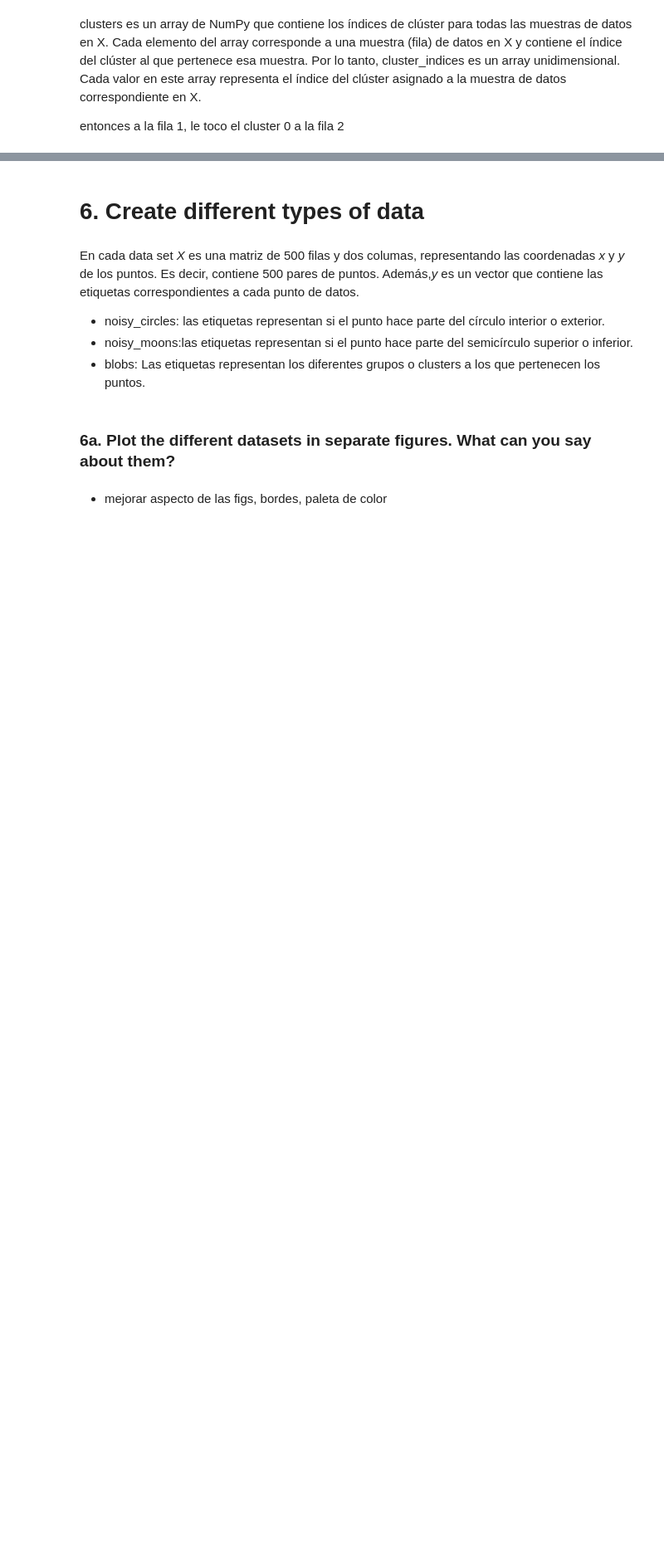
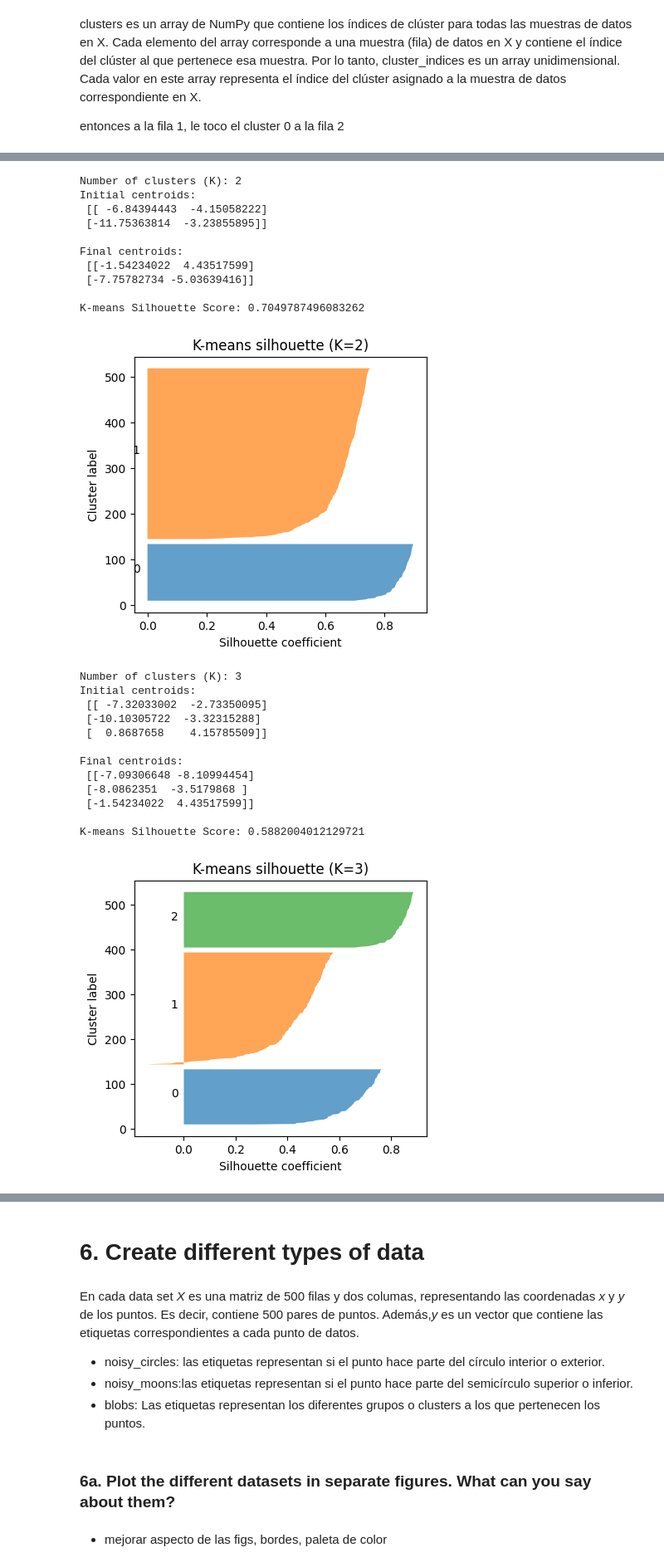
Before and after one commit to melissaortegaa/machine_learning_2, a Jupyter notebook: ML2/clustering.ipynb, the cells around one changed output, grey strips where cells are left out. Shown at 83% size. Drawn from its saved outputs; the diff is of its cells as text; code cells hidden in the pictures; blank space fills up the shorter version.

```diff
--- a/ML2/clustering.ipynb
+++ b/ML2/clustering.ipynb
@@ -67,6 +69,3 @@ from unsupervised.clusters import kmeans
 # %%
-np.random.seed(42)
-
-X = np.random.rand(3,5)
-K =4
-X
+X = np.random.rand(7,5)
+K = 3
@@ -103,0 +154,59 @@ a la fila 2
+# %%
+from unsupervised.clusters.kmeans import KMEANS
+
+# Iterar sobre valores de K de 1 a 5
+for K in range(2, 5):
+    print(f"Number of clusters (K): {K}")
+
+    # K-means
+    kmeans = KMEANS()
+    kmeans_clusters = kmeans.fit(K, X)
+    kmeans_silhouette = silhouette_score(X, kmeans_clusters)
+    print("K-means Silhouette Score:", kmeans_silhouette)
+
+    # Plot Silhouette plot for K-means
+    plt.figure(figsize=(10, 4))
+    plt.subplot(1, 2, 1)
+    plt.title(f"K-means silhouette (K={K})")
+    silhouette_scores = silhouette_samples(X, kmeans_clusters)
+    y_lower = 10
+
+    for i in range(K):
+        ith_cluster_silhouette_values = silhouette_scores[kmeans_clusters == i]
+        ith_cluster_silhouette_values.sort()
+        size_cluster_i = ith_cluster_silhouette_values.shape[0]
+        y_upper = y_lower + size_cluster_i
+        plt.fill_betweenx(np.arange(y_lower, y_upper),
+                          0, ith_cluster_silhouette_values,
+                          alpha=0.7)
+        plt.text(-0.05, y_lower + 0.5 * size_cluster_i, str(i))
+        y_lower = y_upper + 10
+
+    plt.xlabel("Silhouette coefficient")
+    plt.ylabel("Cluster label")
+    plt.show()
+# %% [output]
+Number of clusters (K): 2
+Initial centroids:
+ [[ -6.84394443  -4.15058222]
+ [-11.75363814  -3.23855895]]
+
+Final centroids:
+ [[-1.54234022  4.43517599]
+ [-7.75782734 -5.03639416]]
+
+K-means Silhouette Score: 0.7049787496083262
+[figure, added]
+Number of clusters (K): 3
+Initial centroids:
+ [[ -7.32033002  -2.73350095]
+ [-10.10305722  -3.32315288]
+ [  0.8687658    4.15785509]]
+
+Final centroids:
+ [[-7.09306648 -8.10994454]
+ [-8.0862351  -3.5179868 ]
+ [-1.54234022  4.43517599]]
+
+K-means Silhouette Score: 0.5882004012129721
+[figure, added]
```
Also changed, not shown: parts of 16 cells of this notebook, 3 other files.
